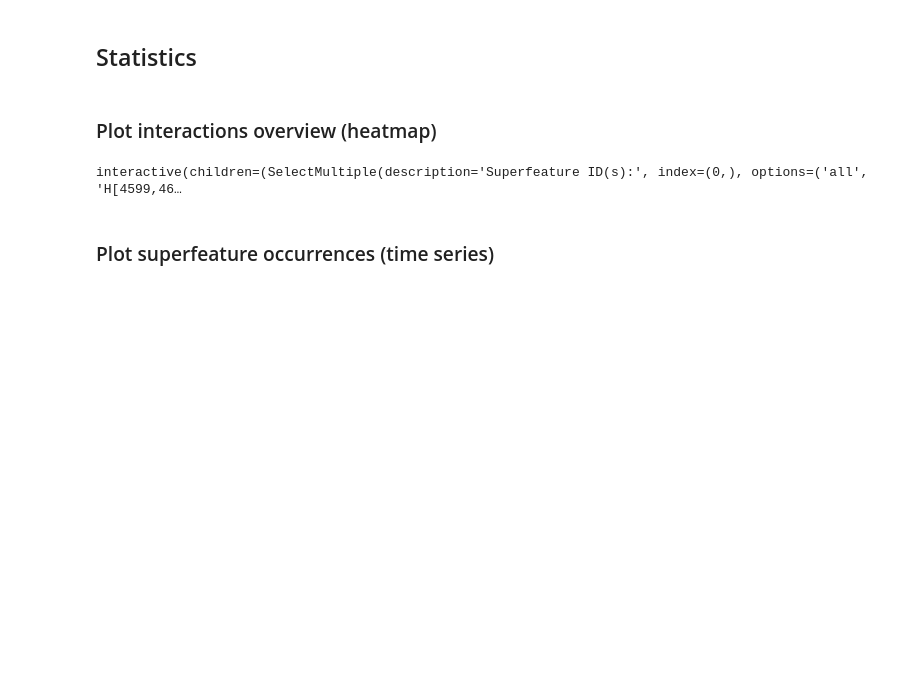
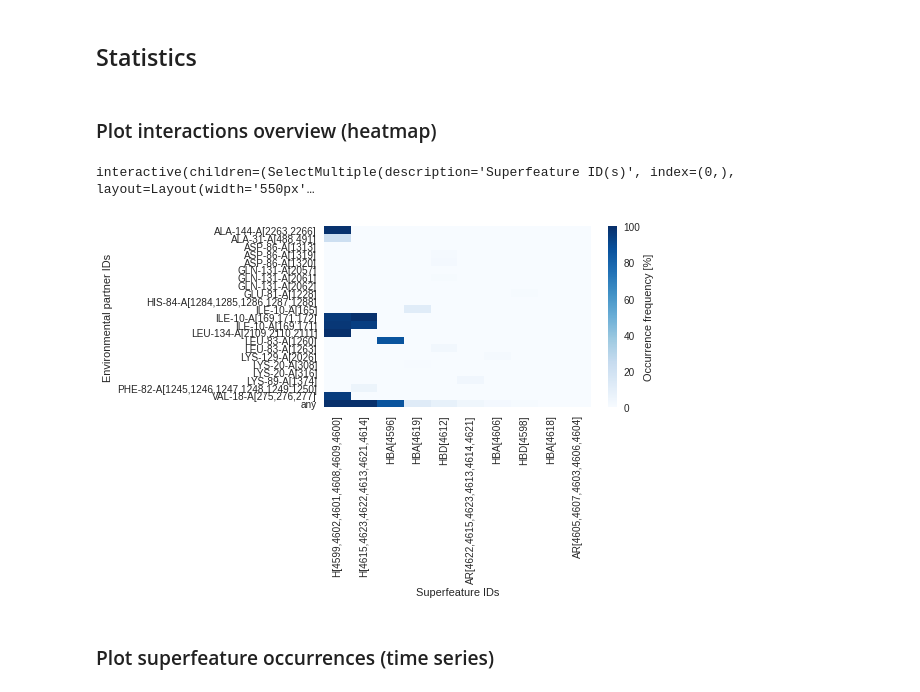
Before and after one commit to wolberlab/dynophores, a Jupyter notebook: docs/tutorials/dynophore.ipynb, the cells around one changed output. Drawn from its saved outputs; the diff is of its cells as text; code cells hidden in the pictures; blank space fills up the shorter version.

```diff
--- a/docs/tutorials/dynophore.ipynb
+++ b/docs/tutorials/dynophore.ipynb
@@ -36,7 +39,7 @@ __Note__: You can set `dcd_path = None` in case you do not want to view the traj
 # %% [markdown]
 ## Load data as `Dynophore` object
 # %%
-dynophore = Dynophore.from_dir(dyno_path)
+dynophore = dyno.Dynophore.from_dir(dyno_path)
 # %% [markdown]
 __Note__: Check out [this tutorial](https://dynophores.readthedocs.io/en/latest/tutorials/explore_data.html) on the dynophore's data structure.
 # %% [markdown]
@@ -70,9 +73,10 @@ Tab(children=(Box(children=(Box(children=(Box(children=(Label(value='step'), Int
 # %% [markdown]
 ### Plot interactions overview (heatmap)
 # %%
-plot.interactive.superfeatures_vs_envpartners(dynophore)
+dyno.plot.interactive.superfeatures_vs_envpartners(dynophore)
 # %% [output]
-interactive(children=(SelectMultiple(description='Superfeature ID(s):', index=(0,), options=('all', 'H[4599,46…
+interactive(children=(SelectMultiple(description='Superfeature ID(s)', index=(0,), layout=Layout(width='550px'…
+[figure, added]
 # %% [markdown]
 ### Plot superfeature occurrences (time series)
 # %%
```
Also changed, not shown: parts of 9 cells of this notebook, 1 other file.
